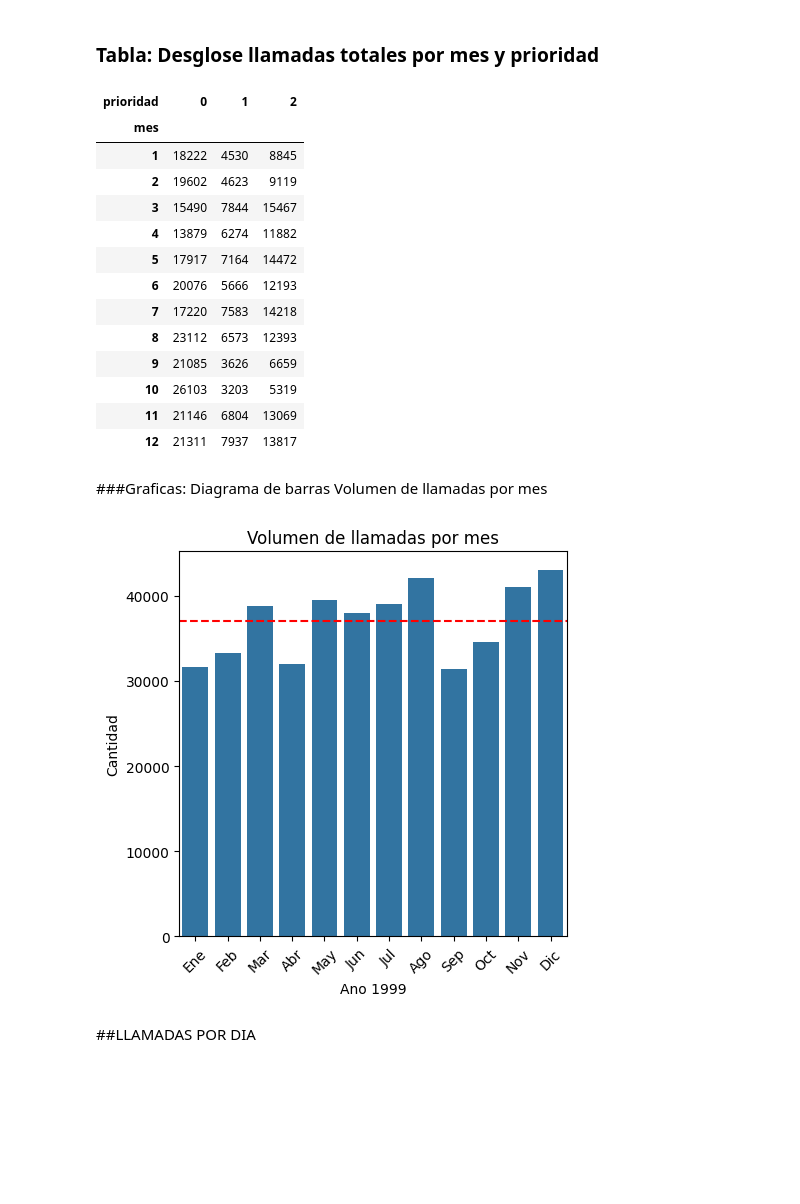
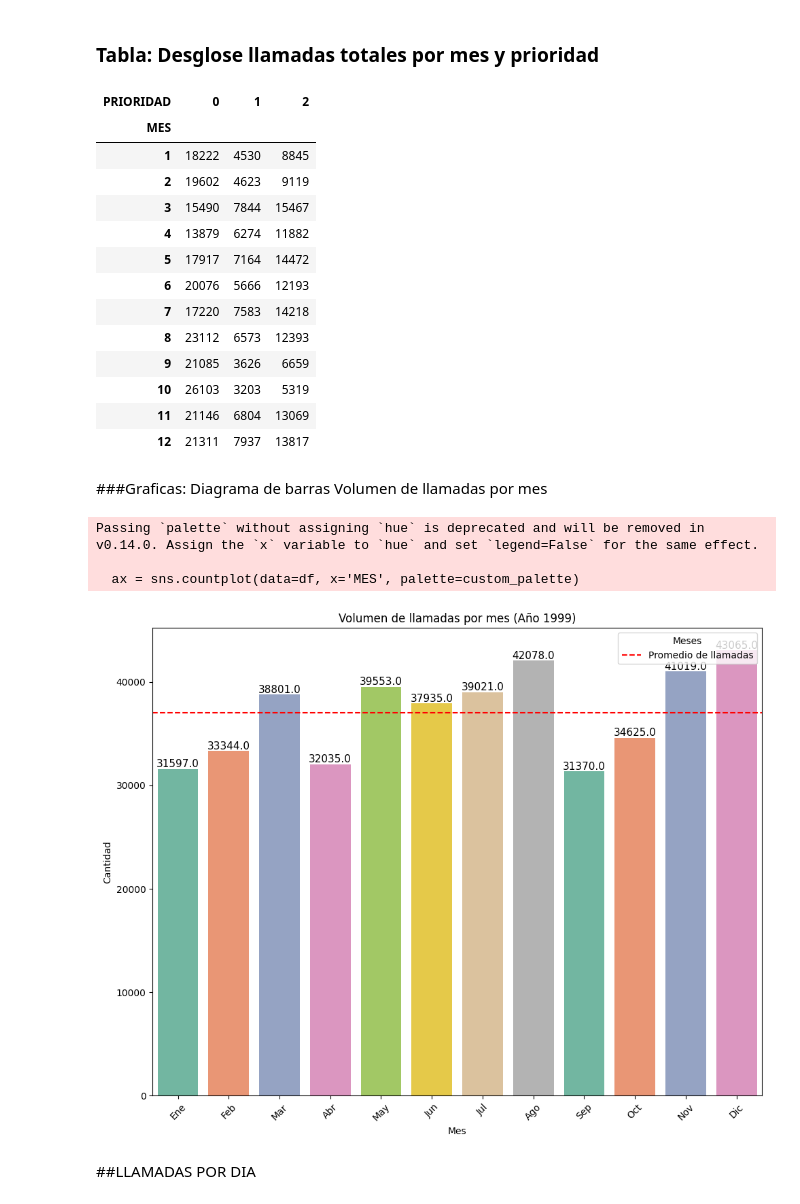
Before and after one commit to juangarcesco/metricas-call-canter, a Jupyter notebook: PRUEBA_CALL_CENTER.ipynb, the cells around one changed output. Saved outputs shown, nothing was run; the diff lists cells and outputs as text; code cells hidden in the pictures; blank space fills up the shorter version.

Commit message:
Edicion de nombres de columnas  a mayusculas completa, falta todavia finiqitar variables

```diff
--- a/PRUEBA_CALL_CENTER.ipynb
+++ b/PRUEBA_CALL_CENTER.ipynb
@@ -484,0 +570,12 @@ plt.show()
+# %%
+paleta_de_colores = ['#E74C3C', '#3498DB', '#F1C40F']
+plt.figure(figsize=(6, 4))
+ax = sns.countplot(x='PRIORIDAD', data=df, hue='PRIORIDAD', palette=paleta_de_colores, legend=True)
+for p in plt.gca().patches:
+    plt.annotate(f'{p.get_height()}', (p.get_x() + p.get_width() / 2., p.get_height()),
+                ha='center', va='center', fontsize=11, color='black', xytext=(0, 5),
+                textcoords='offset points')
+plt.title('Frequencia de Prioridad')
+plt.xlabel('Prioridad')
+plt.ylabel('Frecuencia')
+plt.show()
@@ -490,14 +589,14 @@ plt.show()
 ##*Creacion de nueva columna dia y mes para extraccion de datos de fechas
 # %%
 # Se agrega una nueva columna para el mes
-df['mes'] = df['fecha(a-m-d)'].dt.month
-df['mes'].unique()
+df['MES'] = df['FECHA'].dt.month
+df['MES'].unique()
 # %% [output]
 array([ 1,  2,  3,  4,  5,  6,  7,  8,  9, 10, 11, 12], dtype=int32)
 # %%
 # Se agrega una nueva columna para el dia
-df['dia'] = df['fecha(a-m-d)'].dt.day
-df['dia'].unique()
+df['DIA'] = df['FECHA'].dt.day
+df['DIA'].unique()
 # %% [output]
 array([ 1,  2,  3,  4,  5,  6,  7,  8,  9, 10, 13, 14, 15, 16, 17, 18, 19,
        20, 21, 22, 23, 24, 25, 26, 27, 28, 29, 30, 31, 11, 12],
@@ -526,7 +625,7 @@ dtype: int64
 # %% [markdown]
 ### Promedio llamadas por mes
 # %%
-promedio_LLAMADAS_por_mes = df['mes'].value_counts().mean()
+promedio_LLAMADAS_por_mes = df['MES'].value_counts().mean()
 promedio_LLAMADAS_por_mes
 # %% [output]
 37036.916666666664
@@ -581,11 +680,11 @@ dtype: int64
 ### Tabla: Desglose llamadas totales por mes y prioridad
 # %%
 # Agrupamos por mes y prioridad para despues contar el numero de registros
-desglose_LLAMADAS_por_mes_y_PRIORIDAD_df = df.groupby(['mes', 'prioridad'],observed=True).size().unstack().fillna(0)
+desglose_LLAMADAS_por_mes_y_PRIORIDAD_df = df.groupby(['MES', 'PRIORIDAD'],observed=True).size().unstack().fillna(0)
 desglose_LLAMADAS_por_mes_y_PRIORIDAD_df
 # %% [output]
-| prioridad | 0 | 1 | 2 |
-| mes |  |  |  |
+| PRIORIDAD | 0 | 1 | 2 |
+| MES |  |  |  |
 | 1 | 18222 | 4530 | 8845 |
 | 2 | 19602 | 4623 | 9119 |
 | 3 | 15490 | 7844 | 15467 |
@@ -601,21 +700,27 @@ desglose_LLAMADAS_por_mes_y_PRIORIDAD_df
 # %% [markdown]
 ###Graficas: Diagrama de barras Volumen de llamadas por mes
 # %%
-# Se grafica el volumne de llamadas por mes
-plt.figure(figsize=(5, 5))
-sns.countplot(data=df, x='mes')
-# Paleta de colores
-colors = ['#163E93','#30A3DA','#051C2A','#060200','#FFFFFF']
-# Ajustamos las x-axis para mostrar los valores de los meses
+plt.figure(figsize=(10, 8))
+custom_palette = sns.color_palette("Set2", len(df['MES'].unique()))
+ax = sns.countplot(data=df, x='MES', palette=custom_palette)
+for p in plt.gca().patches:
+    plt.annotate(f'{p.get_height()}', (p.get_x() + p.get_width() / 2., p.get_height()),
+                 ha='center', va='center', fontsize=11, color='black', xytext=(0, 5),
+                 textcoords='offset points')
 meses = ['Ene', 'Feb', 'Mar', 'Abr', 'May', 'Jun', 'Jul', 'Ago', 'Sep', 'Oct', 'Nov', 'Dic']
-plt.xticks(ticks=range(12), labels=meses, rotation=45) # Pass the list 'meses' as labels
+plt.xticks(ticks=range(12), labels=meses, rotation=45)
 plt.axhline(y=promedio_LLAMADAS_por_mes, color='red', linestyle='--', label='Promedio de llamadas')
-plt.xlabel('Ano 1999')
+plt.xlabel('Mes')
 plt.ylabel('Cantidad')
-plt.title('Volumen de llamadas por mes')
+plt.title('Volumen de llamadas por mes (Año 1999)')
+plt.legend(title='Meses', loc='upper right')
+plt.tight_layout()
 plt.show()
 # %% [output]
+Passing `palette` without assigning `hue` is deprecated and will be removed in v0.14.0. Assign the `x` variable to `hue` and set `legend=False` for the same effect.
+
+  ax = sns.countplot(data=df, x='MES', palette=custom_palette)
-[figure, old version]
+[figure, new version]
 # %% [markdown]
 ##LLAMADAS POR DIA
 # %% [markdown]
```
Also changed, not shown: parts of 221 cells of this notebook.
